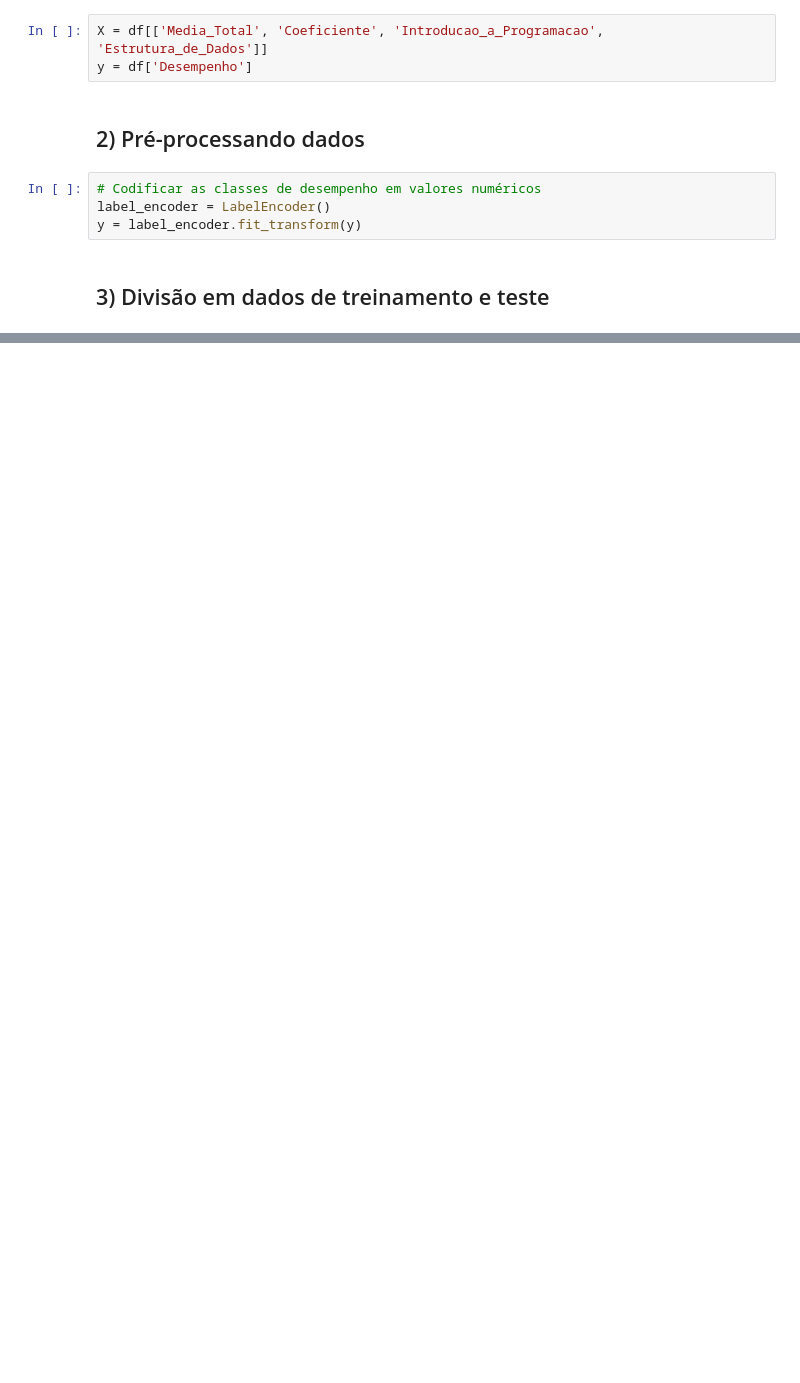
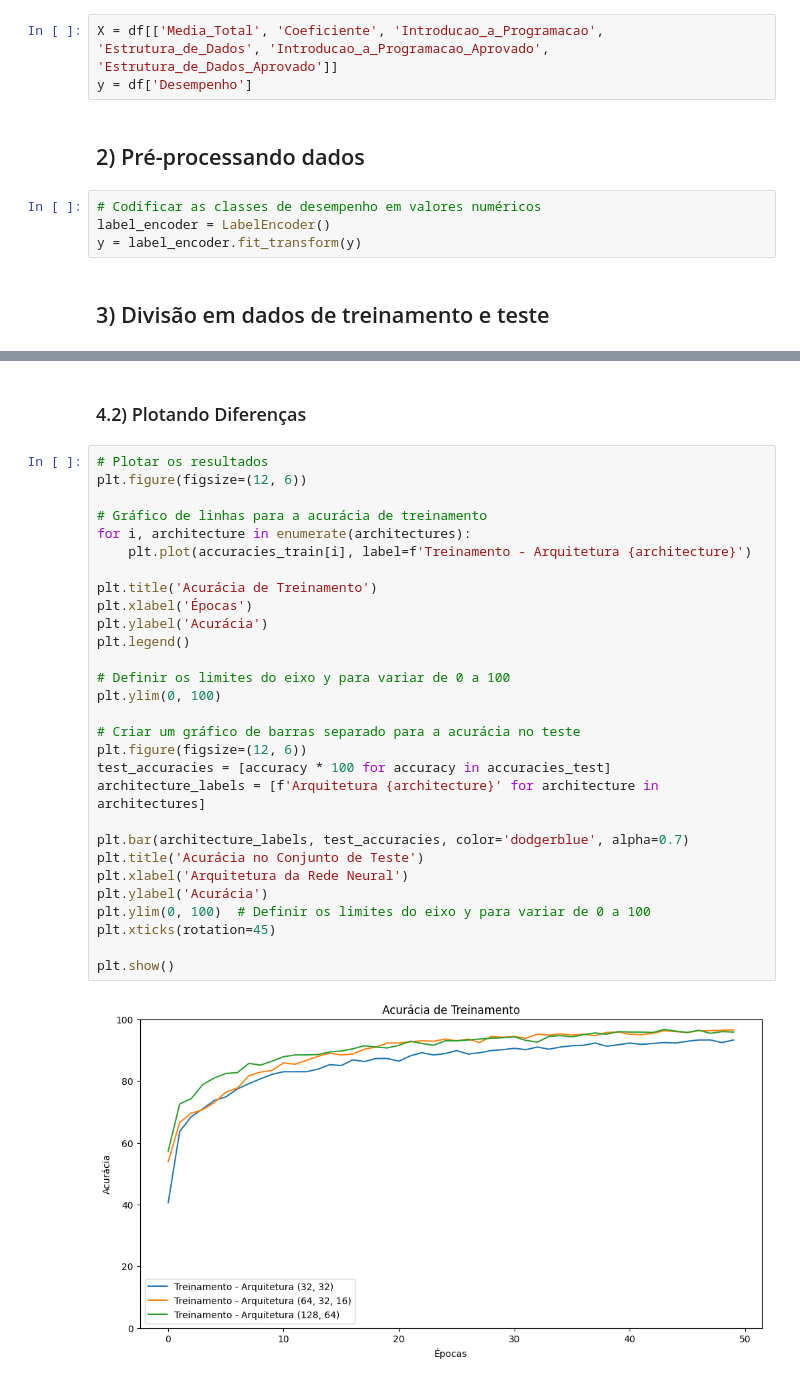
Before and after one commit to Ktzani/student-prediction, a Jupyter notebook: src/Veteranos/Modelos/redesNeurais.ipynb, the cells around one changed output, grey strips where cells are left out. Drawn from its saved outputs; the diff is of its cells as text; blank space fills up the shorter version.

```diff
--- a/src/Veteranos/Modelos/redesNeurais.ipynb
+++ b/src/Veteranos/Modelos/redesNeurais.ipynb
@@ -40,7 +40,7 @@ df
 # %% [markdown]
 ### 1.1) Dividir os dados em recursos (X) e rótulos (y)
 # %%
-X = df[['Media_Total', 'Coeficiente', 'Introducao_a_Programacao', 'Estrutura_de_Dados']]
+X = df[['Media_Total', 'Coeficiente', 'Introducao_a_Programacao', 'Estrutura_de_Dados', 'Introducao_a_Programacao_Aprovado', 'Estrutura_de_Dados_Aprovado']]
 y = df['Desempenho']
 # %% [markdown]
 ## 2) Pré-processando dados
@@ -75,0 +124,33 @@ neuralNetwork.compile(loss='categorical_crossentropy', optimizer='adam', metrics
+# %% [markdown]
+### 4.2) Plotando Diferenças
+# %%
+# Plotar os resultados
+plt.figure(figsize=(12, 6))
+
+# Gráfico de linhas para a acurácia de treinamento
+for i, architecture in enumerate(architectures):
+    plt.plot(accuracies_train[i], label=f'Treinamento - Arquitetura {architecture}')
+
+plt.title('Acurácia de Treinamento')
+plt.xlabel('Épocas')
+plt.ylabel('Acurácia')
+plt.legend()
+
+# Definir os limites do eixo y para variar de 0 a 100
+plt.ylim(0, 100)
+
+# Criar um gráfico de barras separado para a acurácia no teste
+plt.figure(figsize=(12, 6))
+test_accuracies = [accuracy * 100 for accuracy in accuracies_test]
+architecture_labels = [f'Arquitetura {architecture}' for architecture in architectures]
+
+plt.bar(architecture_labels, test_accuracies, color='dodgerblue', alpha=0.7)
+plt.title('Acurácia no Conjunto de Teste')
+plt.xlabel('Arquitetura da Rede Neural')
+plt.ylabel('Acurácia')
+plt.ylim(0, 100)  # Definir os limites do eixo y para variar de 0 a 100
+plt.xticks(rotation=45)
+
+plt.show()
+# %% [output]
+[figure, added]
```
Also changed, not shown: parts of 30 cells of this notebook, 10 other files.
